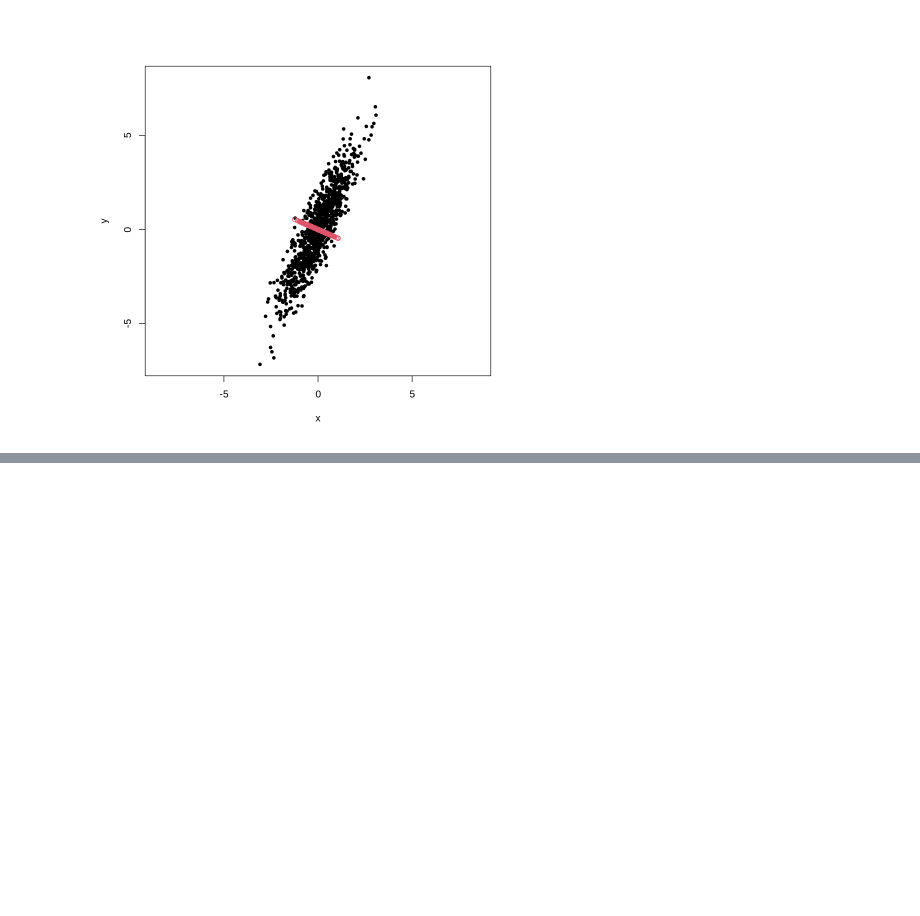
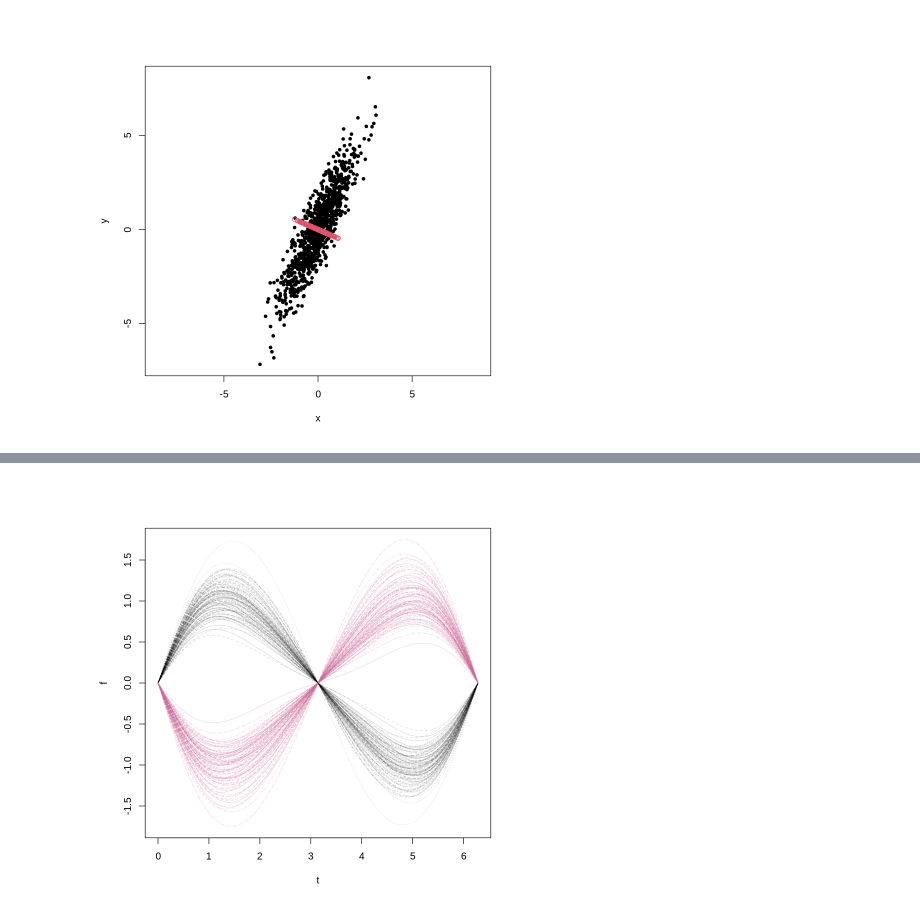
Before and after one commit to diegoax/ALNAE-2026, a Jupyter notebook: Notebooks/clase15_ALNAE_2026.ipynb, the cells around one changed output, grey strips where cells are left out. Saved outputs shown, nothing was run; the diff lists cells and outputs as text; code cells hidden in the pictures; blank space fills up the shorter version.

```diff
--- a/Notebooks/clase15_ALNAE_2026.ipynb
+++ b/Notebooks/clase15_ALNAE_2026.ipynb
@@ -54,0 +173,19 @@ points(tcrossprod(U[,2], V[,2])*D[2], col = 2)
+# %%
+t <- seq(0,2*pi, length = 301)
+
+l <- 5
+coefs <- .15^(1:l-1)
+
+set.seed(1234)
+f <- replicate(100, {
+  rowSums(sapply(1:l, function(j) abs(rnorm(1,1,.1))^2*coefs[j]*sin(t*j)))
+})
+
+f <- cbind(f, replicate(100, {
+  rowSums(sapply(1:l, function(j) -abs(rnorm(1,1,.12))^2*coefs[j]*sin(t*j)))
+}))
+
+
+matplot(t,f, type = 'l', col = rep(c("#00000022",'#CC66993F'), each = 100))
+# %% [output]
+[figure, added]
```
Also changed, not shown: parts of 10 cells of this notebook.
